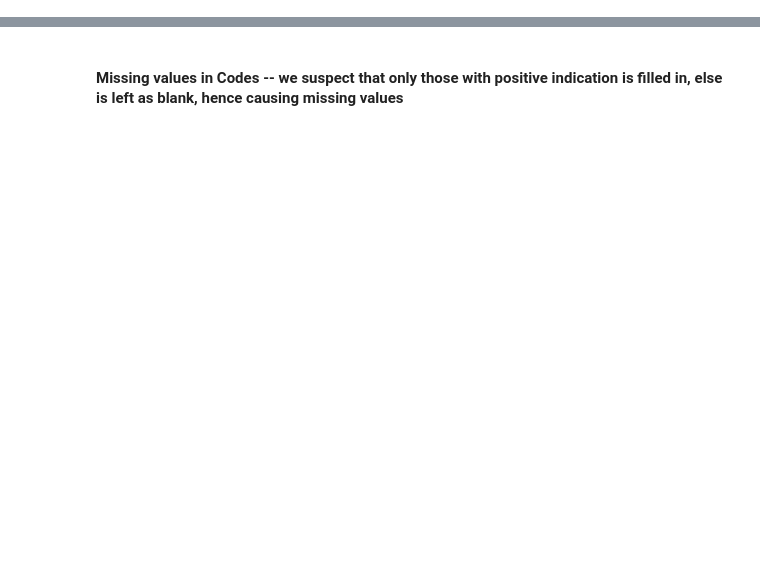
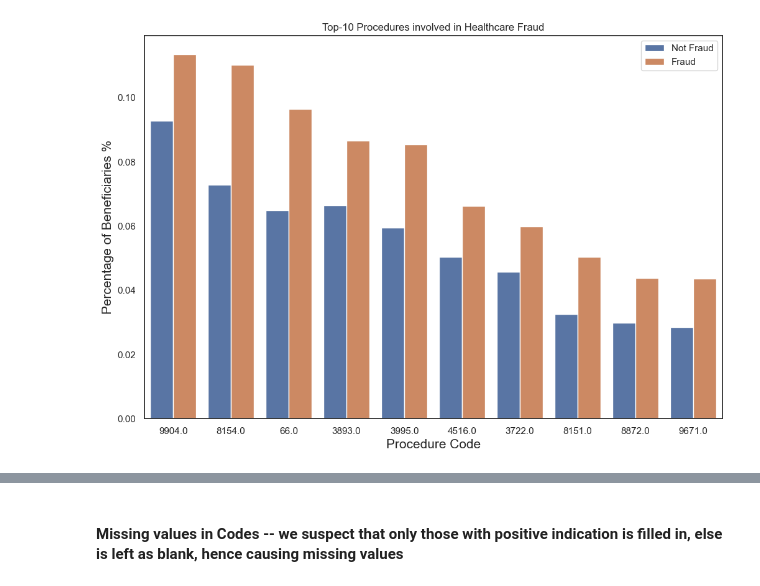
Before and after one commit to HiredOne/BT4012_G7, a Jupyter notebook: eda_fe cleaned.ipynb, the cells around one changed output, grey strips where cells are left out. Drawn from its saved outputs; the diff is of its cells as text; code cells hidden in the pictures; blank space fills up the shorter version.

```diff
--- a/eda_fe cleaned.ipynb
+++ b/eda_fe cleaned.ipynb
@@ -295,0 +202,16 @@ patient_train['AttendingPhysician'] = patient_train['AttendingPhysician'].fillna
+# %%
+#@title Distribution of Fraud across top 10 Procedures
+
+sns.set(rc={'figure.figsize':(12,8)},style='white')
+
+ax=sns.countplot(x='ClmProcedureCode_1',hue='PotentialFraud',data=patient_train, stat='percent'
+              ,order=patient_train.ClmProcedureCode_1.value_counts().iloc[:10].index)
+
+plt.title('Top-10 Procedures involved in Healthcare Fraud')
+plt.xlabel("Procedure Code",fontsize=15)
+plt.ylabel("Percentage of Beneficiaries %",fontsize=15)
+plt.legend(labels=['Not Fraud', 'Fraud'])
+
+plt.show()
+# %% [output]
+[figure, added]
```
Also changed, not shown: parts of 127 cells of this notebook.
